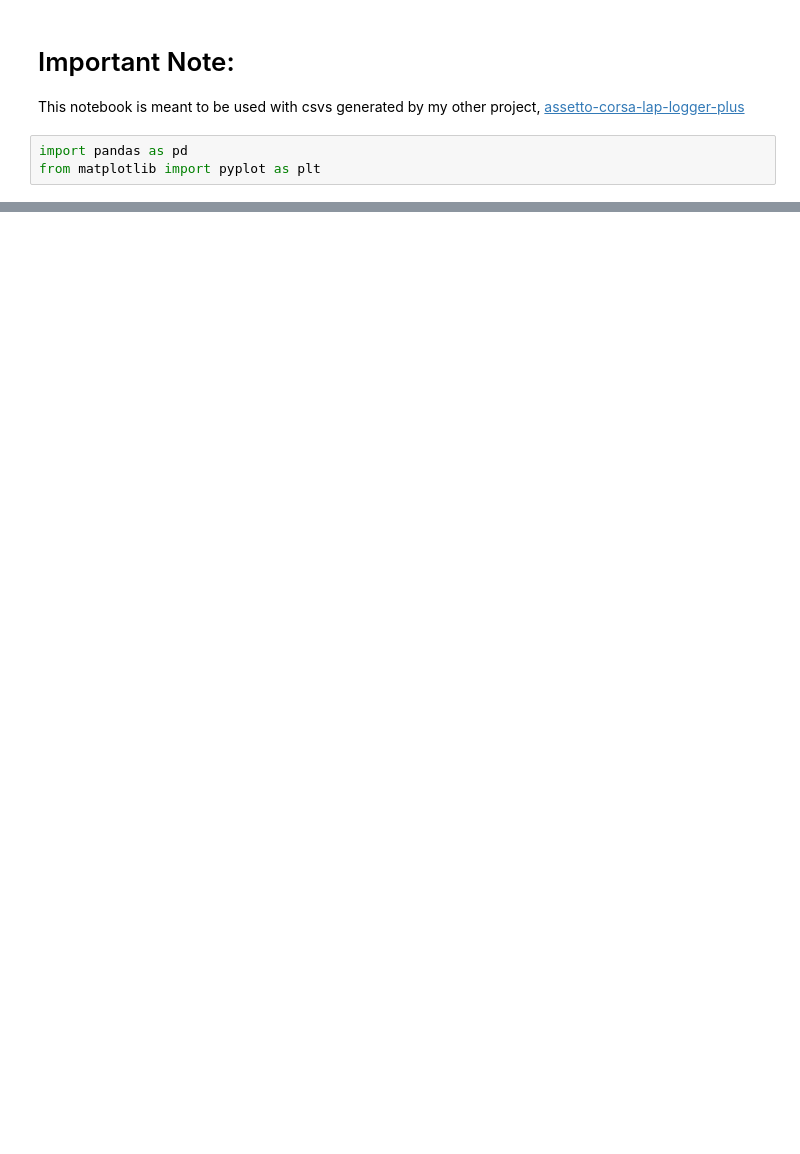
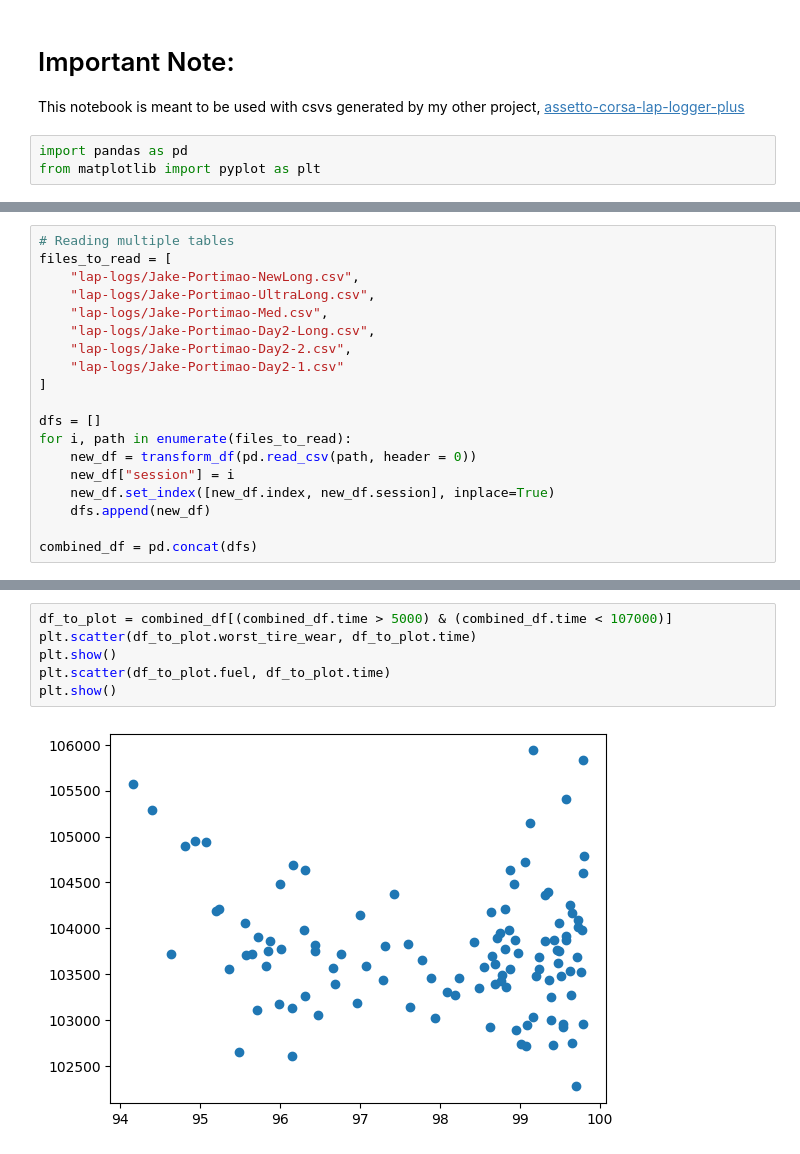
Before and after one commit to RakeJyals/assetto-corsa-analytica, a Jupyter notebook: lap-log-reader.ipynb, the cells around one changed output, grey strips where cells are left out. Cells and saved outputs as stored; diff of their text form; blank space fills up the shorter version.

```diff
--- a/lap-log-reader.ipynb
+++ b/lap-log-reader.ipynb
@@ -52,0 +63,19 @@ np.float64(93307.4)
+# %%
+# Reading multiple tables
+files_to_read = [
+    "lap-logs/Jake-Portimao-NewLong.csv",
+    "lap-logs/Jake-Portimao-UltraLong.csv",
+    "lap-logs/Jake-Portimao-Med.csv",
+    "lap-logs/Jake-Portimao-Day2-Long.csv",
+    "lap-logs/Jake-Portimao-Day2-2.csv",
+    "lap-logs/Jake-Portimao-Day2-1.csv"
+]
+
+dfs = []
+for i, path in enumerate(files_to_read):
+    new_df = transform_df(pd.read_csv(path, header = 0))
+    new_df["session"] = i
+    new_df.set_index([new_df.index, new_df.session], inplace=True)
+    dfs.append(new_df)
+
+combined_df = pd.concat(dfs)
@@ -52,0 +105,8 @@ np.float64(93307.4)
+# %%
+df_to_plot = combined_df[(combined_df.time > 5000) & (combined_df.time < 107000)]
+plt.scatter(df_to_plot.worst_tire_wear, df_to_plot.time)
+plt.show()
+plt.scatter(df_to_plot.fuel, df_to_plot.time)
+plt.show()
+# %% [output]
+[figure, added]
```
Also changed, not shown: parts of 16 cells of this notebook.
